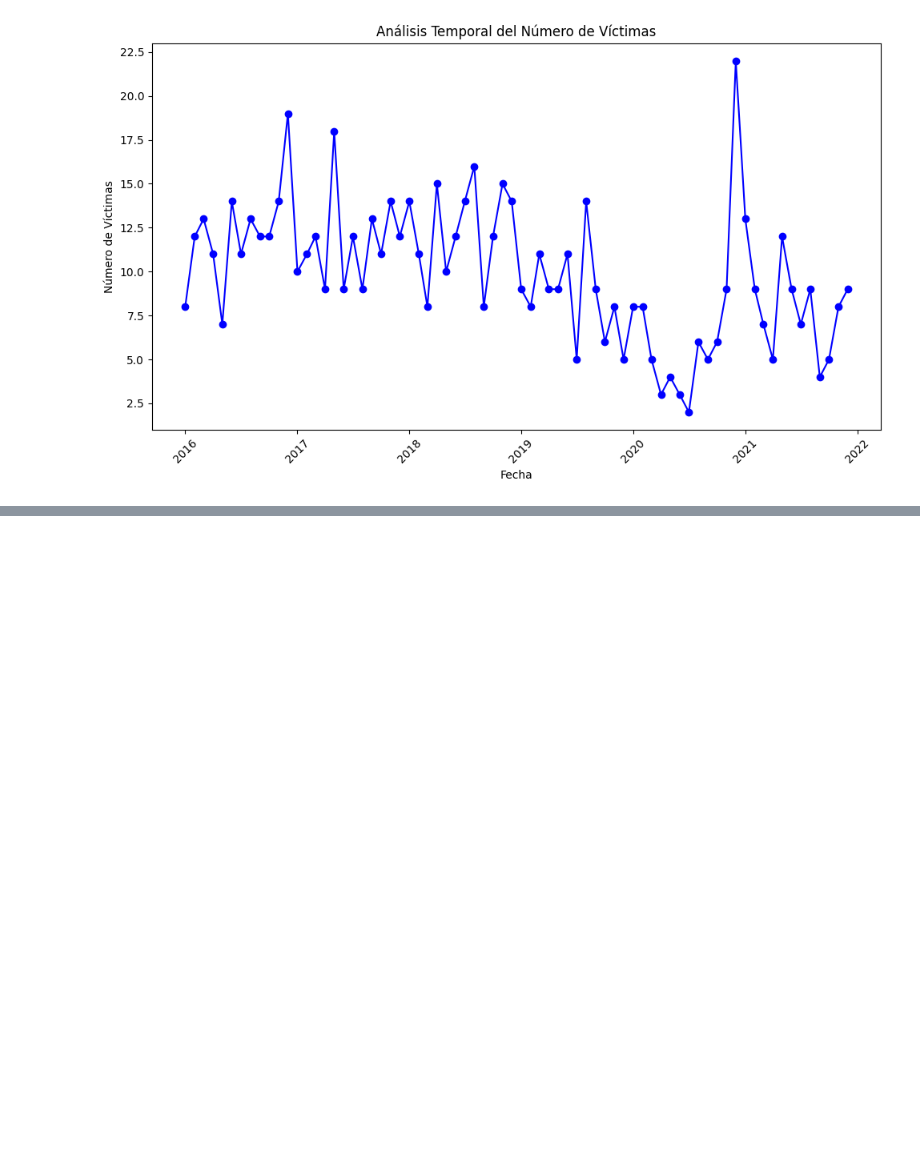
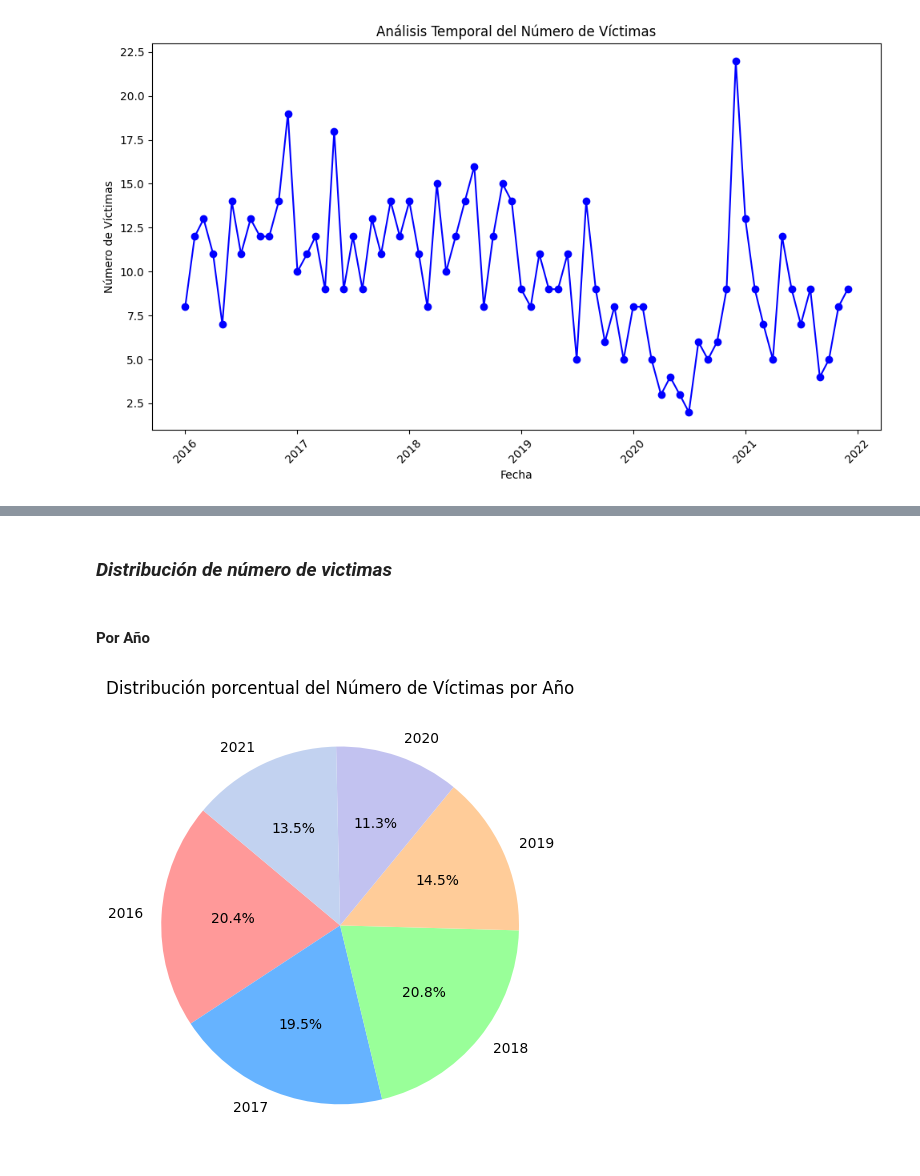
Before and after one commit to ronniefuertes/SiniestrosViales_BuenosAires_Analisis, a Jupyter notebook: eda.ipynb, the cells around one changed output, grey strips where cells are left out. Cells and saved outputs as stored; diff of their text form; code cells hidden in the pictures; blank space fills up the shorter version.

```diff
--- a/eda.ipynb
+++ b/eda.ipynb
@@ -207,0 +213,21 @@ plt.show()
+# %% [markdown]
+### *Distribución de número de victimas*
+# %% [markdown]
+#### Por Año
+# %%
+# Distribución porcentual del número de víctimas por año
+# Calcular el total de víctimas por año
+total_victimas_por_año = df_hechos.groupby('AAAA')['N_VICTIMAS'].sum()
+
+# Crear el gráfico tipo torta
+plt.figure(figsize=(5, 5))
+plt.pie(total_victimas_por_año, labels=total_victimas_por_año.index, autopct='%1.1f%%', startangle=140, colors=['#ff9999','#66b3ff','#99ff99','#ffcc99','#c2c2f0', '#c2d2f0'])
+
+# Añadir título
+plt.title('Distribución porcentual del Número de Víctimas por Año')
+
+# Mostrar el gráfico
+plt.tight_layout()
+plt.show()
+# %% [output]
+[figure, added]
```
Also changed, not shown: parts of 24 cells of this notebook.
